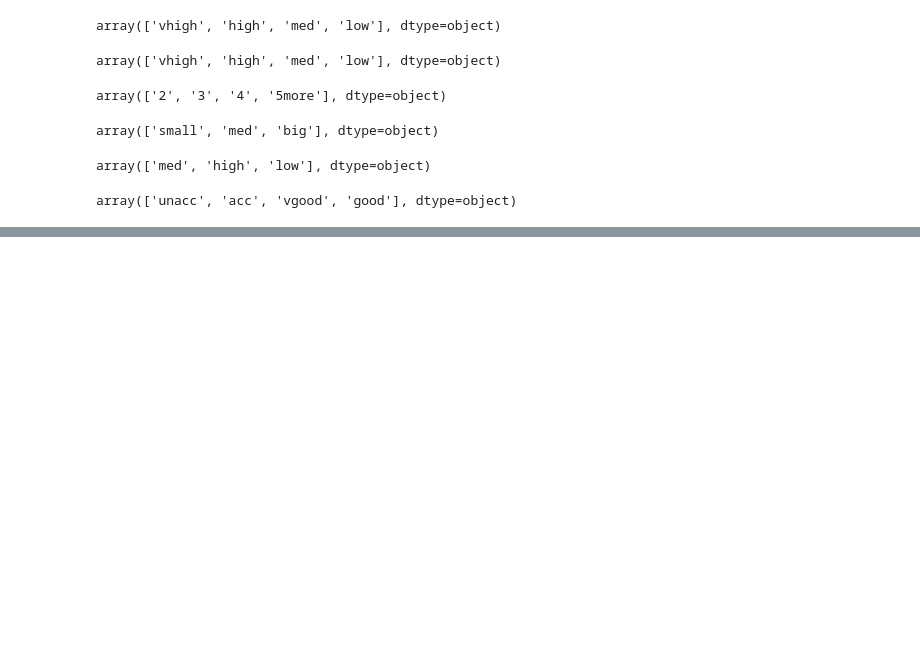
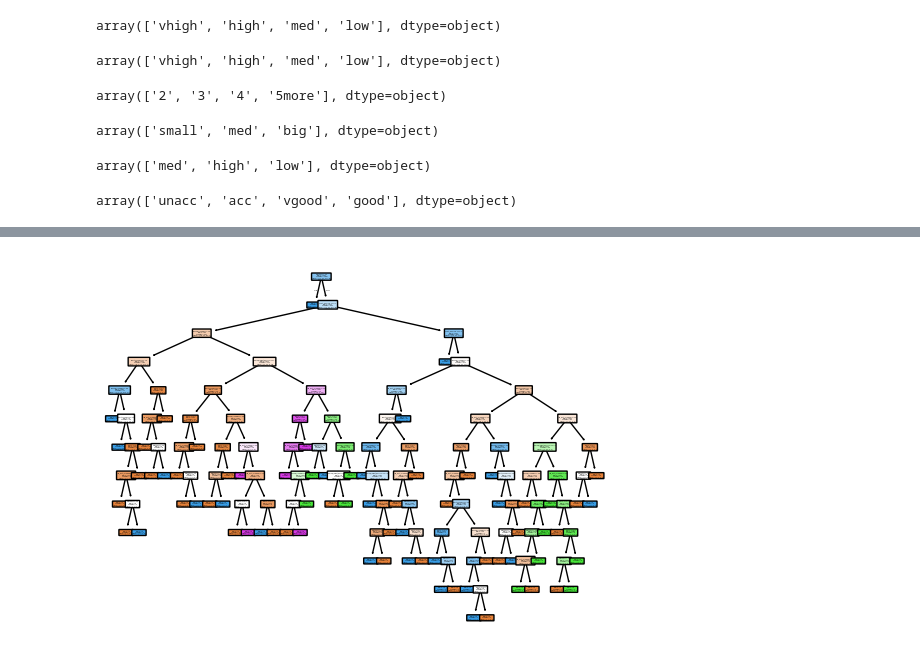
Before and after one commit to fatihsavaskurt/ML, a Jupyter notebook: car_evaluation.ipynb, the cells around one changed output, grey strips where cells are left out. Drawn from its saved outputs; the diff is of its cells as text; code cells hidden in the pictures; blank space fills up the shorter version.

```diff
--- a/car_evaluation.ipynb
+++ b/car_evaluation.ipynb
@@ -109,0 +257,7 @@ from sklearn.preprocessing import OrdinalEncoder
+# %%
+X = df.drop("decision_encoded", axis=1)
+y = df["decision_encoded"]
+# %%
+X_train, X_test, y_train, y_test = train_test_split(
+    X, y, random_state= 42, test_size= 0.2
+)
@@ -109,0 +266,5 @@ from sklearn.preprocessing import OrdinalEncoder
+# %%
+model = DecisionTreeClassifier()
+# %%
+model.fit(X_train, y_train)
+y_pred = model.predict(X_test)
@@ -109,0 +412,12 @@ from sklearn.preprocessing import OrdinalEncoder
+# %%
+plot_tree(
+    model,
+    feature_names=X.columns,
+    class_names=["0", "1", "2", "3"],
+    filled=True,
+    rounded=True
+)
+
+plt.show()
+# %% [output]
+[figure, added]
```
Also changed, not shown: parts of 37 cells of this notebook.
